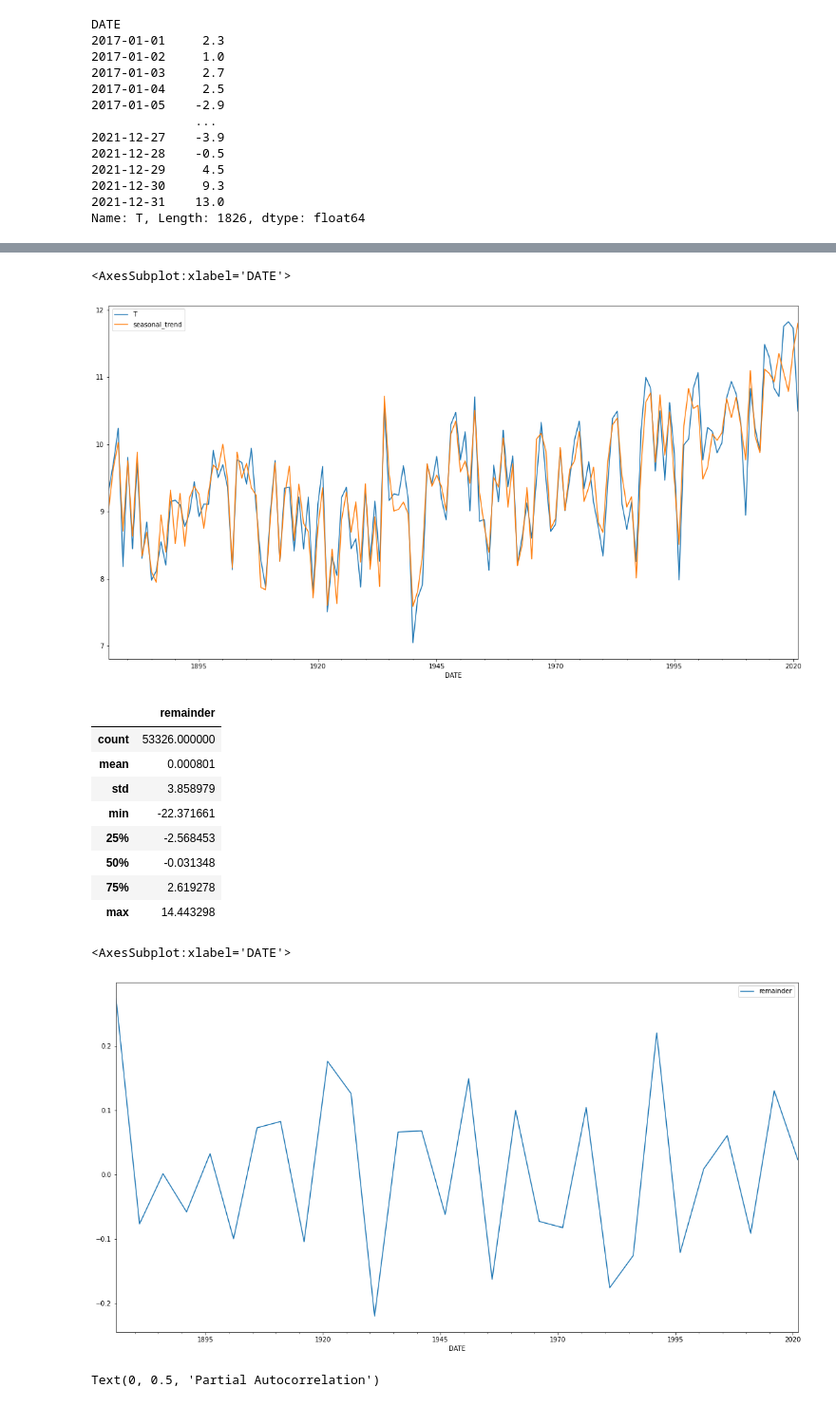
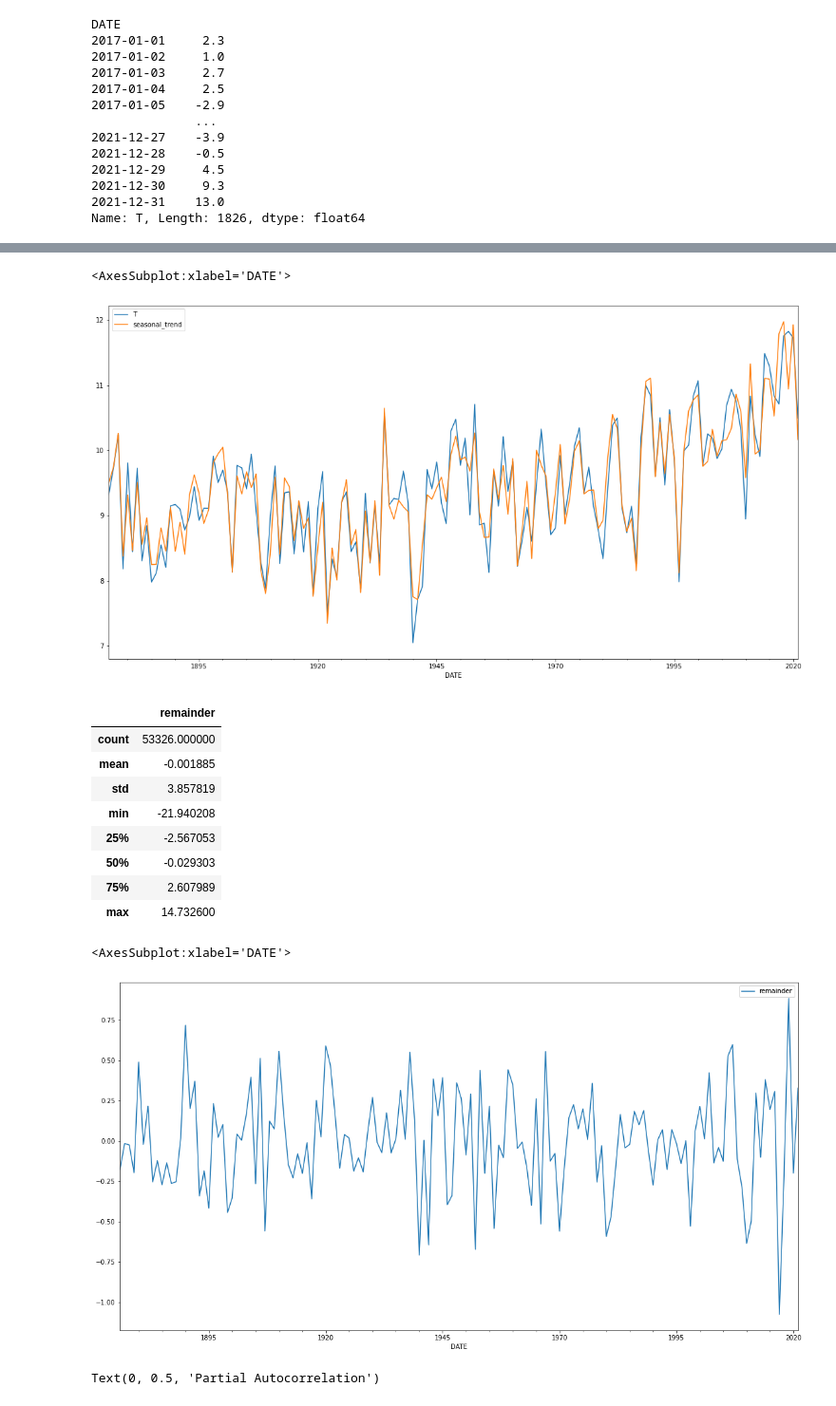
Before and after one commit to MariaDragoumi/Spiced_projects, a Jupyter notebook: workdir_maria/week07/temperature_prediction_with_future.ipynb, the cells around one changed output, grey strips where cells are left out. Shown at 95% size. Drawn from its saved outputs; the diff is of its cells as text; code cells hidden in the pictures.

```diff
--- a/workdir_maria/week07/temperature_prediction_with_future.ipynb
+++ b/workdir_maria/week07/temperature_prediction_with_future.ipynb
@@ -398,7 +398,7 @@ I will create one or yearly periodicity with monthly resolution and one for the
 # %%
 df['cycle_1'] = df.index.month
 df['cycle_2'] = df.index.year%11
-df['cycle_3'] = df.index.year%24
+df['cycle_3'] = df.index.year%25
 df['cycle_4'] = df.index.year%36
 df['cycle_5'] = df.index.year%60
 df.columns
@@ -455,7 +455,7 @@ See the caveats in the documentation: https://pandas.pydata.org/pandas-docs/stab
 df[['T', 'seasonal_trend']].resample('y').mean().plot(figsize=(19,10))
 # %% [output]
 <AxesSubplot:xlabel='DATE'>
-[figure, old version]
+[figure, new version]
 # %%
 df['remainder']=df['T']-df['seasonal_trend']
 # %%
@@ -463,18 +463,18 @@ df[['remainder']].describe()
 # %% [output]
 |  | remainder |
 | count | 53326.000000 |
-| mean | 0.000801 |
-| std | 3.858979 |
-| min | -22.371661 |
-| 25% | -2.568453 |
-| 50% | -0.031348 |
-| 75% | 2.619278 |
-| max | 14.443298 |
+| mean | -0.001885 |
+| std | 3.857819 |
+| min | -21.940208 |
+| 25% | -2.567053 |
+| 50% | -0.029303 |
+| 75% | 2.607989 |
+| max | 14.732600 |
 # %%
-df[['remainder']].resample('5Y').mean().plot(figsize=(19,10))
+df[['remainder']].resample('Y').mean().plot(figsize=(19,10))
 # %% [output]
 <AxesSubplot:xlabel='DATE'>
-[figure, old version]
+[figure, new version]
 # %%
 from statsmodels.graphics.tsaplots import plot_pacf
 plot_pacf(df['remainder'])
```
Also changed, not shown: parts of 23 cells of this notebook.
